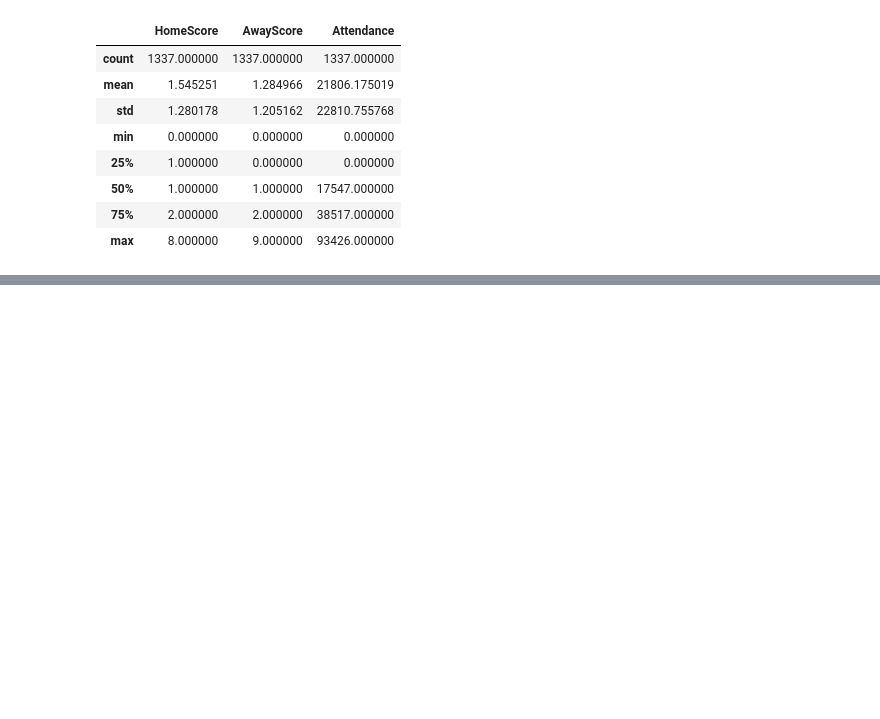
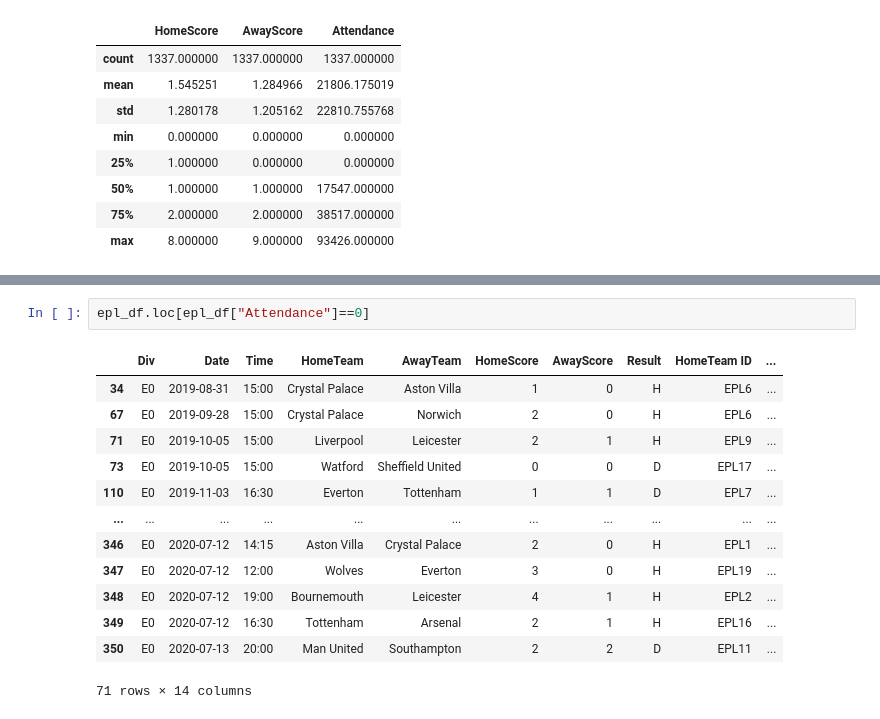
Before and after one commit to georgealym/project-one, a Jupyter notebook: py_codes/ALL_attendance_more_charts.ipynb, the cells around one changed output, grey strips where cells are left out. Saved outputs shown, nothing was run; the diff lists cells and outputs as text; blank space fills up the shorter version.

```diff
--- a/py_codes/ALL_attendance_more_charts.ipynb
+++ b/py_codes/ALL_attendance_more_charts.ipynb
@@ -81,0 +126,16 @@ result_df.plot(kind="hist")
+# %%
+epl_df.loc[epl_df["Attendance"]==0]
+# %% [output]
+|  | Div | Date | Time | HomeTeam | AwayTeam | HomeScore | AwayScore | Result | HomeTeam ID | ... |
+| 34 | E0 | 2019-08-31 | 15:00 | Crystal Palace | Aston Villa | 1 | 0 | H | EPL6 | ... |
+| 67 | E0 | 2019-09-28 | 15:00 | Crystal Palace | Norwich | 2 | 0 | H | EPL6 | ... |
+| 71 | E0 | 2019-10-05 | 15:00 | Liverpool | Leicester | 2 | 1 | H | EPL9 | ... |
+| 73 | E0 | 2019-10-05 | 15:00 | Watford | Sheffield United | 0 | 0 | D | EPL17 | ... |
+| 110 | E0 | 2019-11-03 | 16:30 | Everton | Tottenham | 1 | 1 | D | EPL7 | ... |
+| ... | ... | ... | ... | ... | ... | ... | ... | ... | ... | ... |
+| 346 | E0 | 2020-07-12 | 14:15 | Aston Villa | Crystal Palace | 2 | 0 | H | EPL1 | ... |
+| 347 | E0 | 2020-07-12 | 12:00 | Wolves | Everton | 3 | 0 | H | EPL19 | ... |
+| 348 | E0 | 2020-07-12 | 19:00 | Bournemouth | Leicester | 4 | 1 | H | EPL2 | ... |
+| 349 | E0 | 2020-07-12 | 16:30 | Tottenham | Arsenal | 2 | 1 | H | EPL16 | ... |
+| 350 | E0 | 2020-07-13 | 20:00 | Man United | Southampton | 2 | 2 | D | EPL11 | ... |
+71 rows × 14 columns
```
Also changed, not shown: parts of 14 cells of this notebook, 14 other files.
